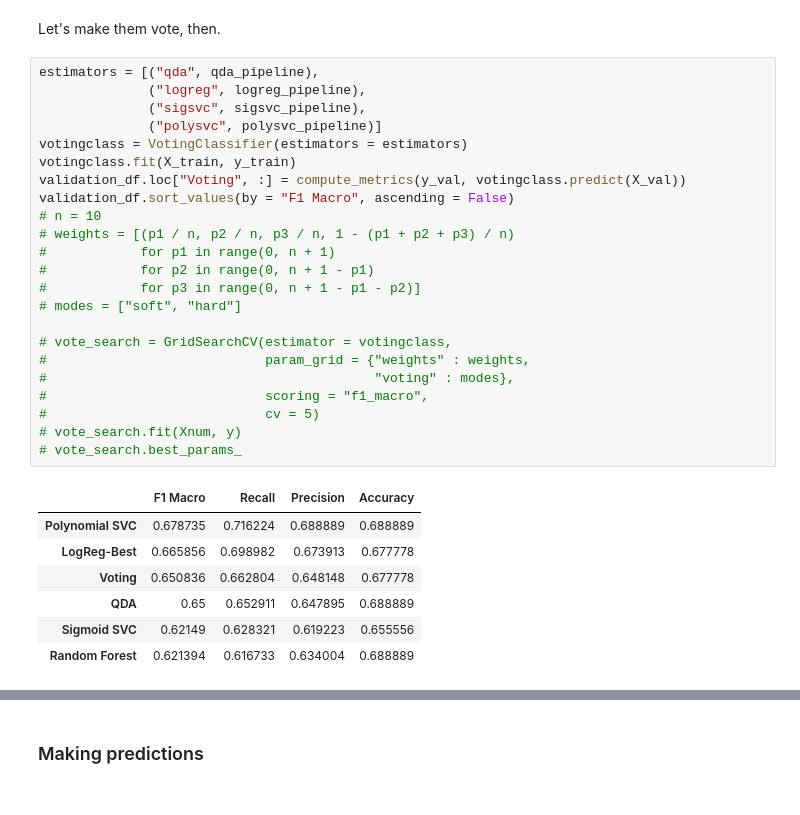
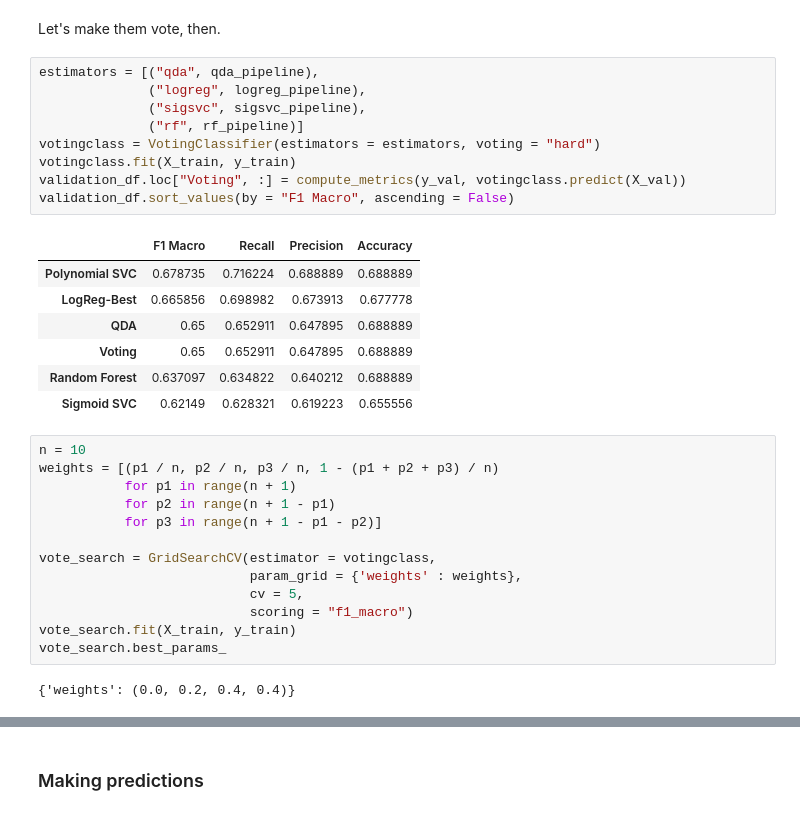
Before and after one commit to SrChen6/AA1-Competition, a Jupyter notebook: ensembles_pipe_v4.ipynb, the cells around one changed output, grey strips where cells are left out. Saved outputs shown, nothing was run; the diff lists cells and outputs as text.

```diff
--- a/ensembles_pipe_v4.ipynb
+++ b/ensembles_pipe_v4.ipynb
@@ -430,34 +430,35 @@ Let's make them vote, then.
 # %%
 estimators = [("qda", qda_pipeline),
               ("logreg", logreg_pipeline),
               ("sigsvc", sigsvc_pipeline),
-              ("polysvc", polysvc_pipeline)]
-votingclass = VotingClassifier(estimators = estimators)
+              ("rf", rf_pipeline)]
+votingclass = VotingClassifier(estimators = estimators, voting = "hard")
 votingclass.fit(X_train, y_train)
 validation_df.loc["Voting", :] = compute_metrics(y_val, votingclass.predict(X_val))
 validation_df.sort_values(by = "F1 Macro", ascending = False)
-# n = 10
-# weights = [(p1 / n, p2 / n, p3 / n, 1 - (p1 + p2 + p3) / n)
-#            for p1 in range(0, n + 1)
-#            for p2 in range(0, n + 1 - p1)
-#            for p3 in range(0, n + 1 - p1 - p2)]
-# modes = ["soft", "hard"]
-
-# vote_search = GridSearchCV(estimator = votingclass,
-#                            param_grid = {"weights" : weights,
-#                                          "voting" : modes},
-#                            scoring = "f1_macro",
-#                            cv = 5)
-# vote_search.fit(Xnum, y)
-# vote_search.best_params_
 # %% [output]
 |  | F1 Macro | Recall | Precision | Accuracy |
 | Polynomial SVC | 0.678735 | 0.716224 | 0.688889 | 0.688889 |
 | LogReg-Best | 0.665856 | 0.698982 | 0.673913 | 0.677778 |
-| Voting | 0.650836 | 0.662804 | 0.648148 | 0.677778 |
 | QDA | 0.65 | 0.652911 | 0.647895 | 0.688889 |
+| Voting | 0.65 | 0.652911 | 0.647895 | 0.688889 |
+| Random Forest | 0.637097 | 0.634822 | 0.640212 | 0.688889 |
 | Sigmoid SVC | 0.62149 | 0.628321 | 0.619223 | 0.655556 |
-| Random Forest | 0.621394 | 0.616733 | 0.634004 | 0.688889 |
+# %%
+n = 10
+weights = [(p1 / n, p2 / n, p3 / n, 1 - (p1 + p2 + p3) / n)
+           for p1 in range(n + 1)
+           for p2 in range(n + 1 - p1)
+           for p3 in range(n + 1 - p1 - p2)]
+
+vote_search = GridSearchCV(estimator = votingclass,
+                           param_grid = {'weights' : weights},
+                           cv = 5,
+                           scoring = "f1_macro")
+vote_search.fit(X_train, y_train)
+vote_search.best_params_
+# %% [output]
+{'weights': (0.0, 0.2, 0.4, 0.4)}
 # %%
 vote_search.best_score_
 # %% [output]
```
Also changed, not shown: parts of 26 cells of this notebook, 4 other files.
